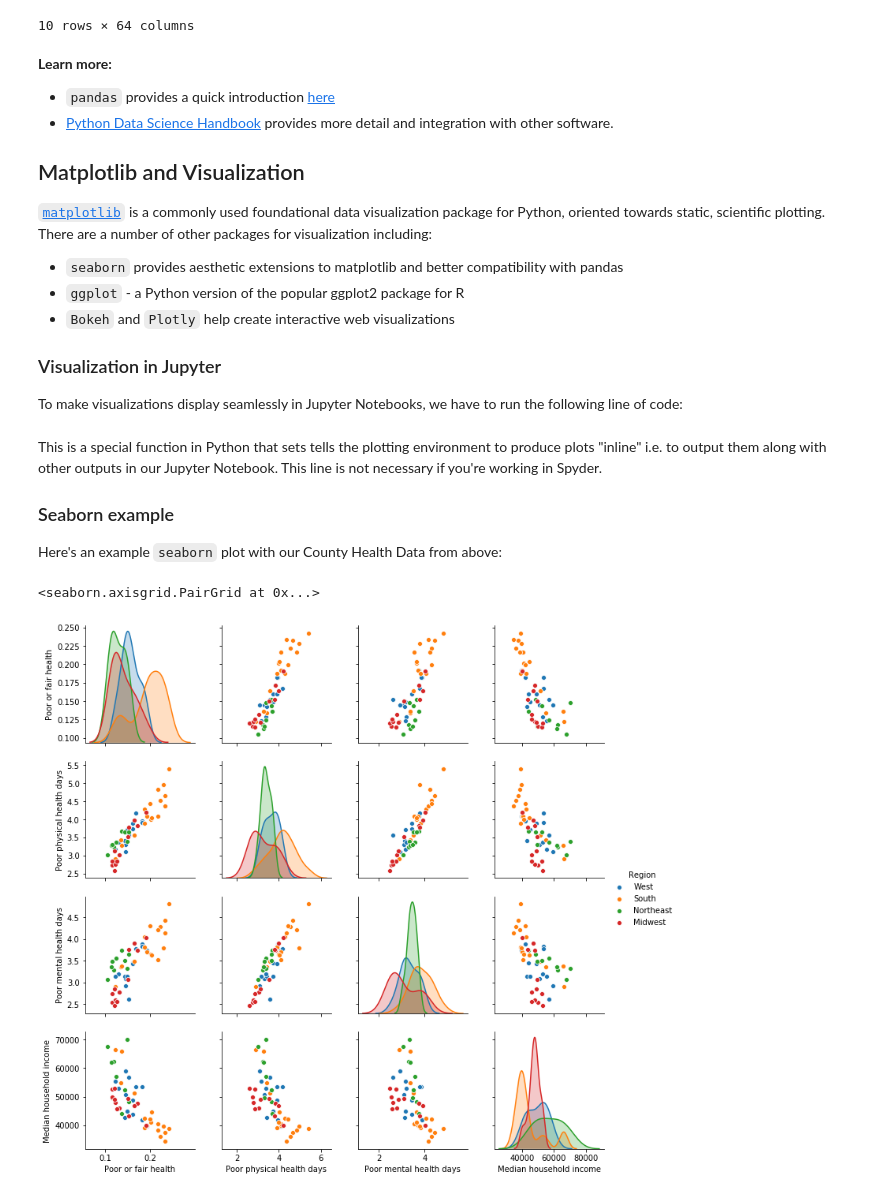
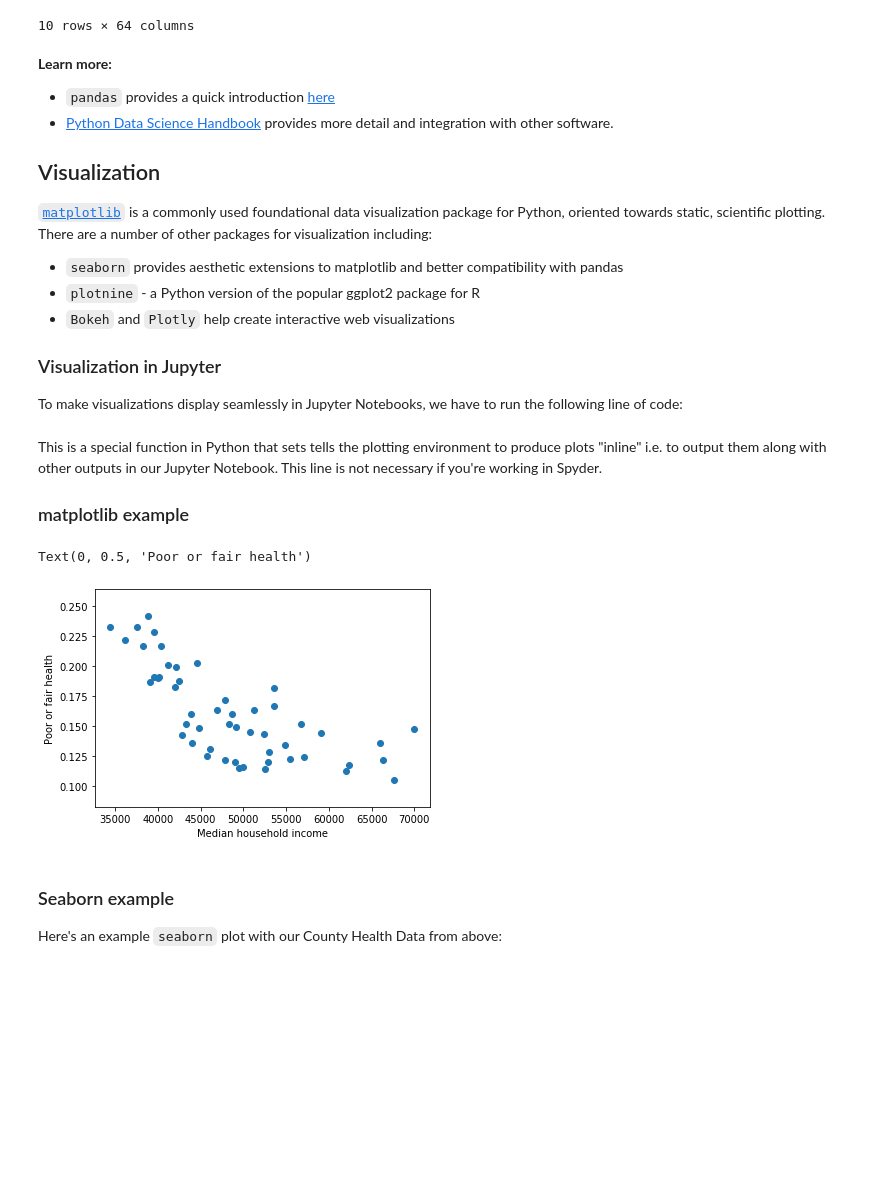
Before and after one commit to UNC-Libraries-data/Python, a Jupyter notebook: Jupyter/Pandas.ipynb, the cells around one changed output. Drawn from its saved outputs; the diff is of its cells as text; code cells hidden in the pictures; blank space fills up the shorter version.

```diff
--- a/Jupyter/Pandas.ipynb
+++ b/Jupyter/Pandas.ipynb
@@ -145,12 +145,12 @@ df[df["State"]=="RI"]
 * `pandas` provides a quick introduction <a href="https://pandas.pydata.org/pandas-docs/stable/10min.html">here</a>
 * <a href="https://jakevdp.github.io/PythonDataScienceHandbook/">Python Data Science Handbook</a> provides more detail and integration with other software.
 
-## Matplotlib and Visualization
+## Visualization
 
 <a href="https://matplotlib.org/">`matplotlib`</a> is a commonly used foundational data visualization package for Python, oriented towards static, scientific plotting.  There are a number of other packages for visualization including:
 
 * `seaborn` provides aesthetic extensions to matplotlib and better compatibility with pandas
-* `ggplot` - a Python version of the popular ggplot2 package for R
+* `plotnine` - a Python version of the popular ggplot2 package for R
 * `Bokeh` and `Plotly` help create interactive web visualizations
 
 
@@ -162,18 +162,21 @@ To make visualizations display seamlessly in Jupyter Notebooks, we have to run t
 # %% [markdown]
 This is a special function in Python that sets tells the plotting environment to produce plots "inline" i.e. to output them along with other outputs in our Jupyter Notebook.  This line is not necessary if you're working in Spyder.
 
-### Seaborn example
-
-Here's an example `seaborn` plot with our County Health Data from above:
+### matplotlib example
 # %%
-
-
-import seaborn as sns
+import matplotlib.pyplot as plt
 
 states=df.groupby(["State","Region"]).mean().reset_index()  #aggregate data to state-level means using DataFrame methods
 states=states[["Region","Poor or fair health","Poor physical health days","Poor mental health days","Median household income"]]
 
-sns.pairplot(states,hue="Region")
+plt.scatter(x=states["Median household income"],
+            y=states["Poor or fair health"])
+plt.xlabel("Median household income")
+plt.ylabel("Poor or fair health")
 # %% [output]
-<seaborn.axisgrid.PairGrid at 0x...>
+Text(0, 0.5, 'Poor or fair health')
-[figure, old version]
+[figure, new version]
+# %% [markdown]
+### Seaborn example
+
+Here's an example `seaborn` plot with our County Health Data from above:
```
Also changed, not shown: parts of 3 cells of this notebook, 28 other files.
